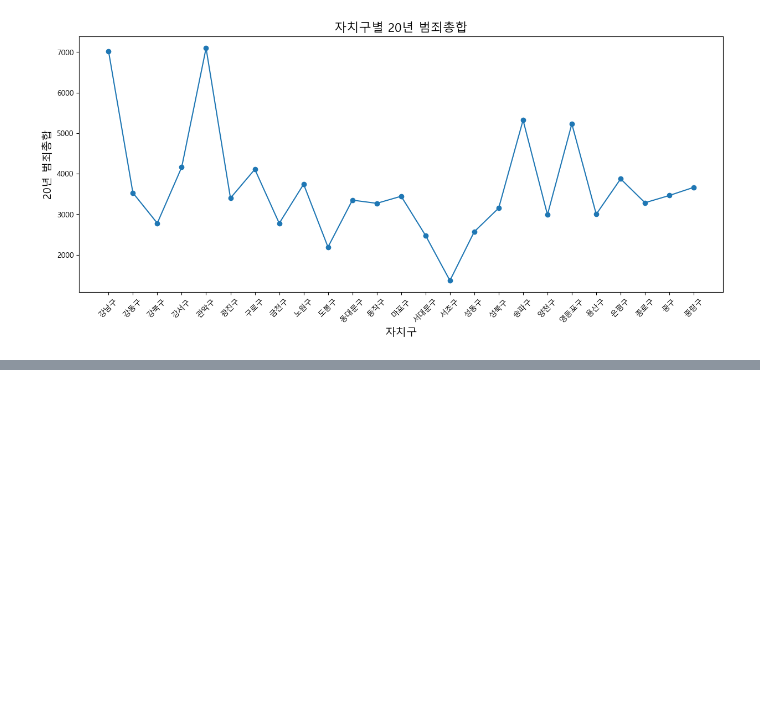
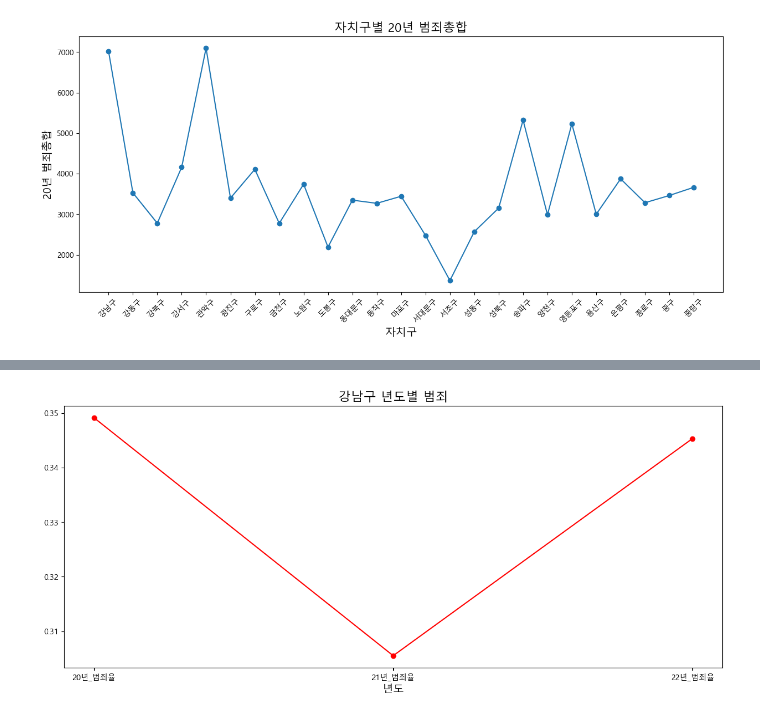
Before and after one commit to BanSugyeong/Crime-Alert-Service, a Jupyter notebook: crime/crime_데이터양식.ipynb, the cells around one changed output, grey strips where cells are left out. Saved outputs shown, nothing was run; the diff lists cells and outputs as text; code cells hidden in the pictures; blank space fills up the shorter version.

```diff
--- a/crime/crime_데이터양식.ipynb
+++ b/crime/crime_데이터양식.ipynb
@@ -272,0 +314,3 @@ plt.show()
+# %%
+crime_1 = pd.read_csv('crime_T.csv', encoding='cp949')
+crime_1
@@ -272,0 +323,18 @@ plt.show()
+# %%
+# 강남구 범죄 시각화
+plt.rcParams['font.family'] = 'Malgun Gothic'
+# 그래프의 크기를 설정합니다.
+plt.figure(figsize=(15, 6))
+
+# 자치구를 x축으로, 22년 범죄총합을 y축으로 하는 선 그래프를 그립니다.
+plt.plot(crime_1['Unnamed: 0'], crime_1['강남구'], marker='o', linestyle='-', color='r')
+
+# 그래프의 타이틀과 축 레이블을 추가합니다.
+plt.title('강남구 년도별 범죄', fontsize=16)
+plt.xlabel('년도', fontsize=14)
+
+# plt. savefig("22년도 자치구별 범죄총합 시각화.png")
+# 그래프를 표시합니다.
+plt.show()
+# %% [output]
+[figure, added]
```
Also changed, not shown: parts of 10 cells of this notebook, 5 other files.
